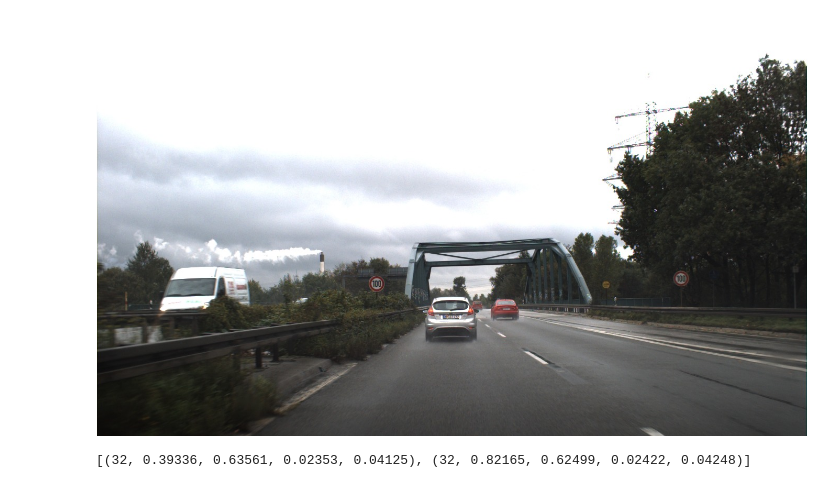
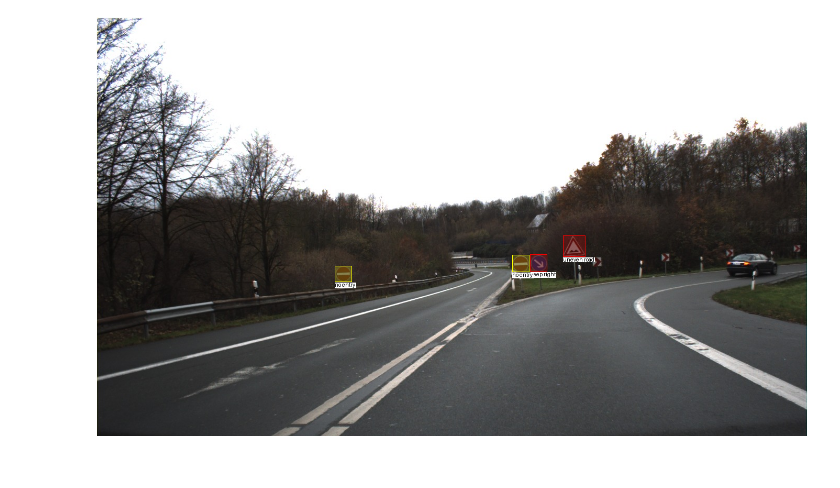
Before and after one commit to CasperLarsen-cmyk/SEM3-Signs, a Jupyter notebook: Faster R-CNN/Faster R-CNN.ipynb, the cells around one changed output. Saved outputs shown, nothing was run; the diff lists cells and outputs as text; code cells hidden in the pictures.

```diff
--- a/Faster R-CNN/Faster R-CNN.ipynb
+++ b/Faster R-CNN/Faster R-CNN.ipynb
@@ -53,13 +53,41 @@ class DS(Dataset):
             sample = self.transform(sample)
 
         return sample, label
+
+    def __len__(self):
+        return len(self.imgs)
 # %%
 Data = DS(DatasetRoot, "train")
 # %%
-display(Data[0][0])
+colors = [
+    [255, 0, 0],
+    [255, 0, 0],
+    [255, 0, 0],
+    [255, 255, 0],
+    [0, 255, 255],
+    [255, 0, 255],
+]
+
+def labelImage(Image, labels):
+    copy = Image.copy()
+    drawer = ImageDraw.Draw(copy, "RGBA")
+
+    for l in labels:
+        x, y, w, h = int(l[1] * Image.width), int(l[2] * Image.height), int(l[3] * Image.width / 2), int(l[4] * Image.height / 2)
+        x1, y1 = x - w, y - h
+        x2, y2 = x + w, y + h
+
+        color = colors[l[0] % len(colors)]
+
+        textPos = (x - w, y + h)
+        textBox = drawer.textbbox(textPos, Data.labelNames[l[0]])
+        drawer.rectangle(textBox, fill="white", outline=0)
+        drawer.text(textPos, Data.labelNames[l[0]], fill="black")
+        drawer.rectangle((x1, y1, x2, y2), fill=tuple(color+[50]), outline=tuple(color+[255]), width=1)
+    return copy
+
+image = 1
+im = labelImage(Data[image][0], Data[image][1])
+display(im)
 # %% [output]
-[figure, old version]
+[figure, new version]
-# %%
-print(Data[0][1])
-# %% [output]
-[(32, 0.39336, 0.63561, 0.02353, 0.04125), (32, 0.82165, 0.62499, 0.02422, 0.04248)]
```
Also changed, not shown: parts of 2 cells of this notebook.
